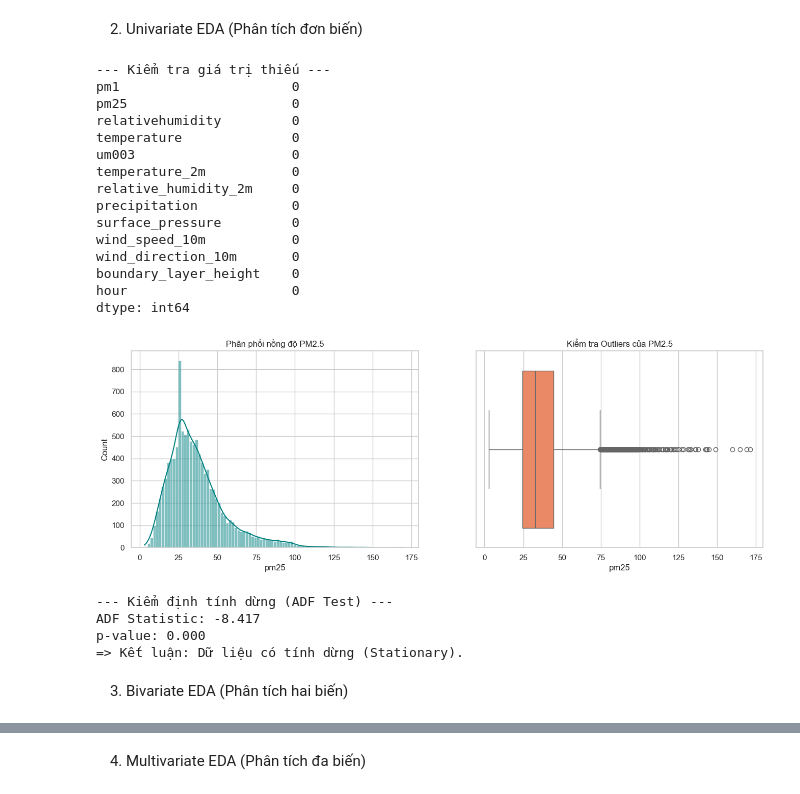
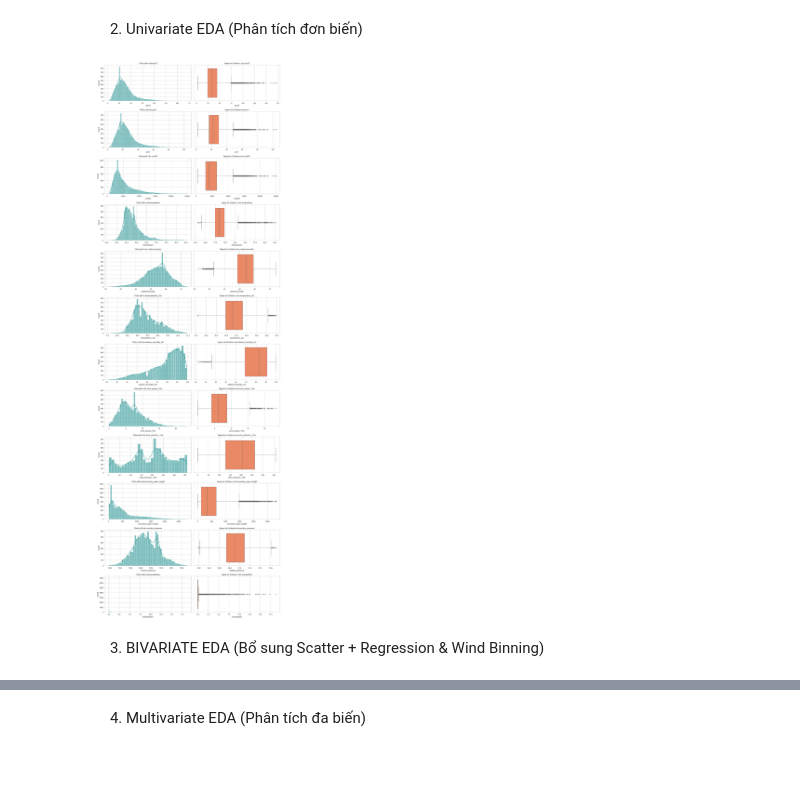
Before and after one commit to QuangDung2511/IS403_HCMC_Air_Quality, a Jupyter notebook: notebooks/2_exploratory_data_analysis.ipynb, the cells around one changed output, grey strips where cells are left out. Cells and saved outputs as stored; diff of their text form; code cells hidden in the pictures; blank space fills up the shorter version.

```diff
--- a/notebooks/2_exploratory_data_analysis.ipynb
+++ b/notebooks/2_exploratory_data_analysis.ipynb
@@ -36,49 +43,31 @@ display(df.head())
 # %% [markdown]
 2. Univariate EDA (Phân tích đơn biến)
 # %%
-# 2.1. Check missing values
-print("--- Kiểm tra giá trị thiếu ---")
-print(df.isnull().sum())
+# Danh sách toàn bộ biến
+features_to_check = [
+    'pm25', 'pm1', 'um003', 'temperature', 'relativehumidity',
+    'temperature_2m', 'relative_humidity_2m', 'wind_speed_10m',
+    'wind_direction_10m', 'boundary_layer_height', 'surface_pressure', 'precipitation'
+]
 
-# 2.2. Check Distribution & Outliers
-fig, axes = plt.subplots(1, 2, figsize=(16, 5))
-sns.histplot(df['pm25'], kde=True, ax=axes[0], color='teal')
-axes[0].set_title('Phân phối nồng độ PM2.5')
+# Chỉ lấy những cột thực sự tồn tại trong file csv
+valid_features = [f for f in features_to_check if f in df.columns]
 
-sns.boxplot(x=df['pm25'], ax=axes[1], color='coral')
-axes[1].set_title('Kiểm tra Outliers của PM2.5')
+fig, axes = plt.subplots(len(valid_features), 2, figsize=(16, 4 * len(valid_features)))
+
+for i, col in enumerate(valid_features):
+    # Biểu đồ Histogram & KDE (Xem phân phối để quyết định Scale/Sparse)
+    sns.histplot(df[col], kde=True, ax=axes[i, 0], color='teal')
+    axes[i, 0].set_title(f'Phân phối của {col}')
+
+    # Biểu đồ Boxplot (Xem Outliers)
+    sns.boxplot(x=df[col], ax=axes[i, 1], color='coral')
+    axes[i, 1].set_title(f'Ngoại lai (Outliers) của {col}')
+
+plt.tight_layout()
 plt.show()
-
-# 2.3. Kiểm tra tính dừng (ADF Test) - Quan trọng cho SARIMA
-print("\n--- Kiểm định tính dừng (ADF Test) ---")
-result = adfuller(df['pm25'].dropna())
-print(f'ADF Statistic: {result[0]:.3f}')
-print(f'p-value: {result[1]:.3f}')
-if result[1] <= 0.05:
-    print("=> Kết luận: Dữ liệu có tính dừng (Stationary).")
-else:
-    print("=> Kết luận: Dữ liệu không dừng, cần xử lý ở bước Preprocessing.")
 # %% [output]
---- Kiểm tra giá trị thiếu ---
-pm1                      0
-pm25                     0
-relativehumidity         0
-temperature              0
-um003                    0
-temperature_2m           0
-relative_humidity_2m     0
-precipitation            0
-surface_pressure         0
-wind_speed_10m           0
-wind_direction_10m       0
-boundary_layer_height    0
-hour                     0
-dtype: int64
-[figure, old version]
+[figure, new version]
---- Kiểm định tính dừng (ADF Test) ---
-ADF Statistic: -8.417
-p-value: 0.000
-=> Kết luận: Dữ liệu có tính dừng (Stationary).
 # %% [markdown]
-3. Bivariate EDA (Phân tích hai biến)
+3. BIVARIATE EDA (Bổ sung Scatter + Regression & Wind Binning)
 # %%
```
Also changed, not shown: parts of 7 cells of this notebook.
